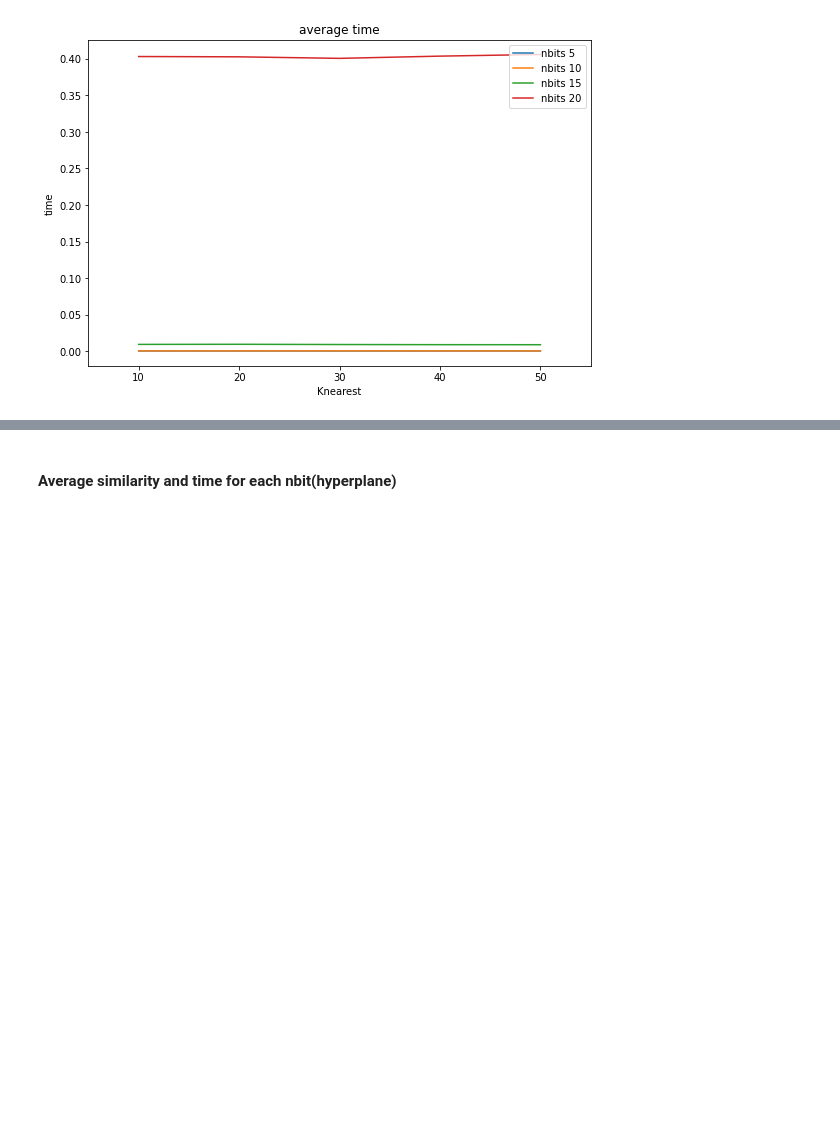
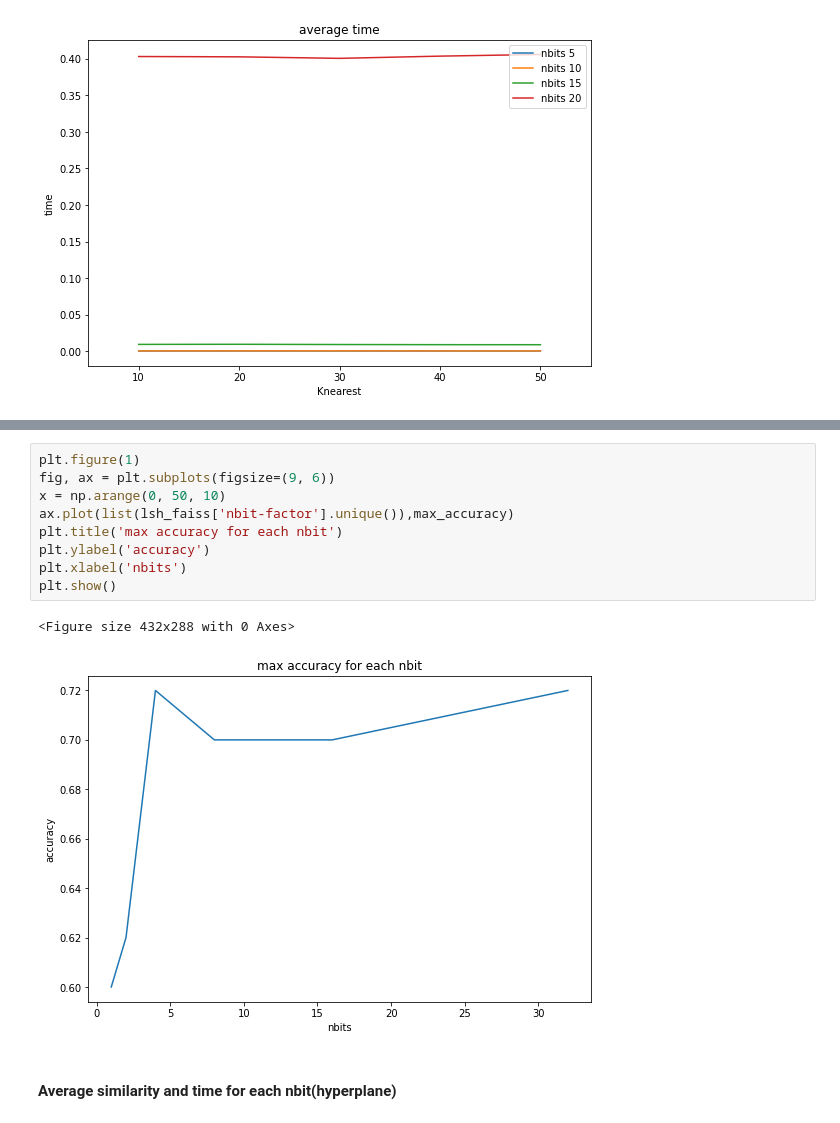
Before and after one commit to kiranbodipati/Similarity_search_review, a Jupyter notebook: results-comparison.ipynb, the cells around one changed output, grey strips where cells are left out. Saved outputs shown, nothing was run; the diff lists cells and outputs as text; blank space fills up the shorter version.

```diff
--- a/results-comparison.ipynb
+++ b/results-comparison.ipynb
@@ -131,3 +180,15 @@ plt.show()
+# %%
+plt.figure(1)
+fig, ax = plt.subplots(figsize=(9, 6))
+x = np.arange(0, 50, 10)
+ax.plot(list(lsh_faiss['nbit-factor'].unique()),max_accuracy)
+plt.title('max accuracy for each nbit')
+plt.ylabel('accuracy')
+plt.xlabel('nbits')
+plt.show()
+# %% [output]
+<Figure size 432x288 with 0 Axes>
+[figure, added]
 # %% [markdown]
 #### Average similarity and time for each nbit(hyperplane)
 # %%
```
Also changed, not shown: parts of 6 cells of this notebook.
